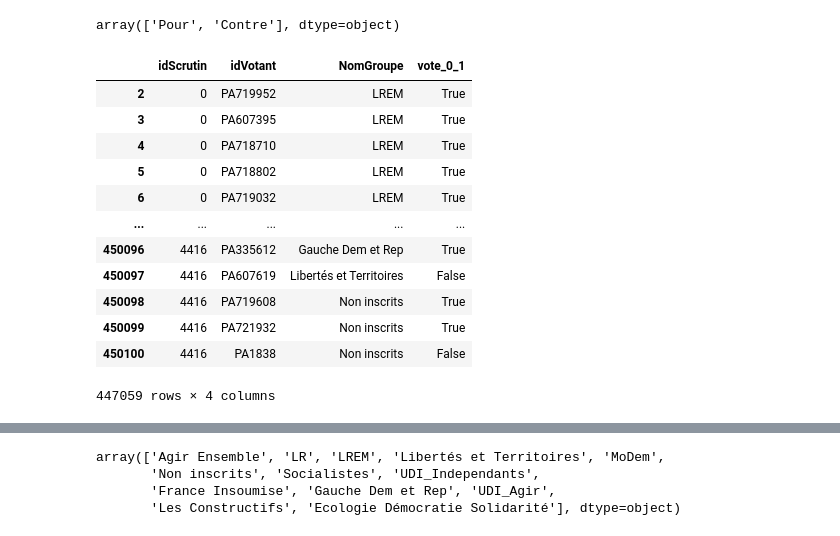
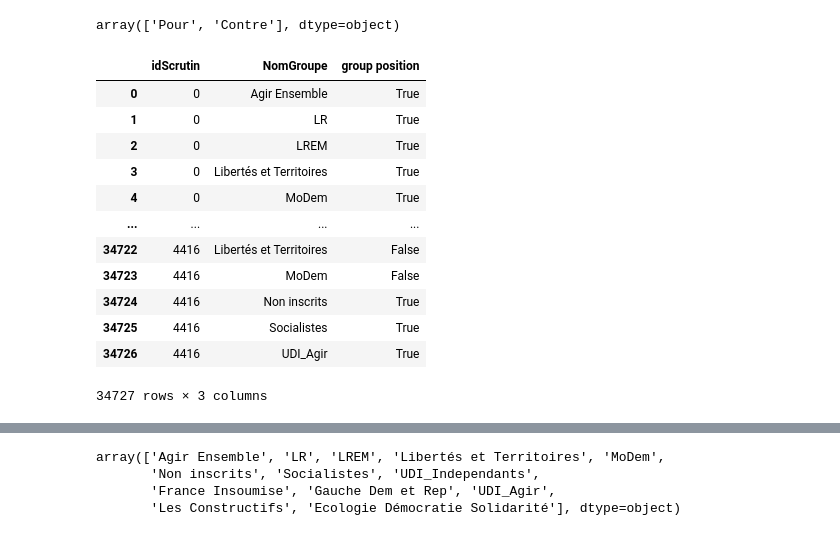
Before and after one commit to Hervedarr31/Social-Choice-and-Voting, a Jupyter notebook: Data Assemblée.ipynb, the cells around one changed output, grey strips where cells are left out. Cells and saved outputs as stored; diff of their text form; code cells hidden in the pictures.

```diff
--- a/Data Assemblée.ipynb
+++ b/Data Assemblée.ipynb
@@ -28,7 +28,7 @@ df_scrutins.shape
 # %% [markdown]
 ### Get party position for each vote
 # %%
-df_votes = pd.read_csv(os.path.join(Data_path,'database_votes_herve.csv'))
+df_votes = pd.read_csv(os.path.join(data_path,'database_votes_herve.csv'))
 # %%
 df_votes.drop('Unnamed: 0', axis= 1, inplace = True)
 df_votes.dropna(axis = 0, inplace = True)
@@ -81,16 +64,0 @@ for scrutin in liste_scrutins :
-# %%
-df_votes_short
-# %% [output]
-|  | idScrutin | idVotant | NomGroupe | vote_0_1 |
-| 2 | 0 | PA719952 | LREM | True |
-| 3 | 0 | PA607395 | LREM | True |
-| 4 | 0 | PA718710 | LREM | True |
-| 5 | 0 | PA718802 | LREM | True |
-| 6 | 0 | PA719032 | LREM | True |
-| ... | ... | ... | ... | ... |
-| 450096 | 4416 | PA335612 | Gauche Dem et Rep | True |
-| 450097 | 4416 | PA607619 | Libertés et Territoires | False |
-| 450098 | 4416 | PA719608 | Non inscrits | True |
-| 450099 | 4416 | PA721932 | Non inscrits | True |
-| 450100 | 4416 | PA1838 | Non inscrits | False |
-447059 rows × 4 columns
@@ -97 +74,17 @@ df_votes_short
+# %%
+df_positions_groupe
+# %% [output]
+|  | idScrutin | NomGroupe | group position |
+| 0 | 0 | Agir Ensemble | True |
+| 1 | 0 | LR | True |
+| 2 | 0 | LREM | True |
+| 3 | 0 | Libertés et Territoires | True |
+| 4 | 0 | MoDem | True |
+| ... | ... | ... | ... |
+| 34722 | 4416 | Libertés et Territoires | False |
+| 34723 | 4416 | MoDem | False |
+| 34724 | 4416 | Non inscrits | True |
+| 34725 | 4416 | Socialistes | True |
+| 34726 | 4416 | UDI_Agir | True |
+34727 rows × 3 columns
 # %%
```
Also changed, not shown: parts of 12 cells of this notebook.
